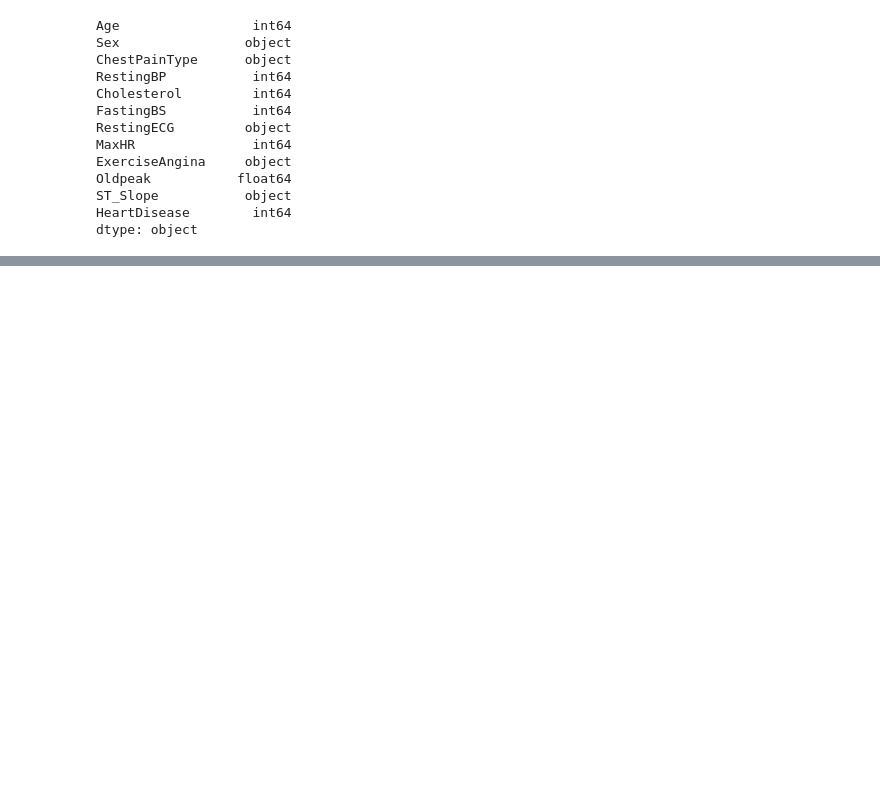
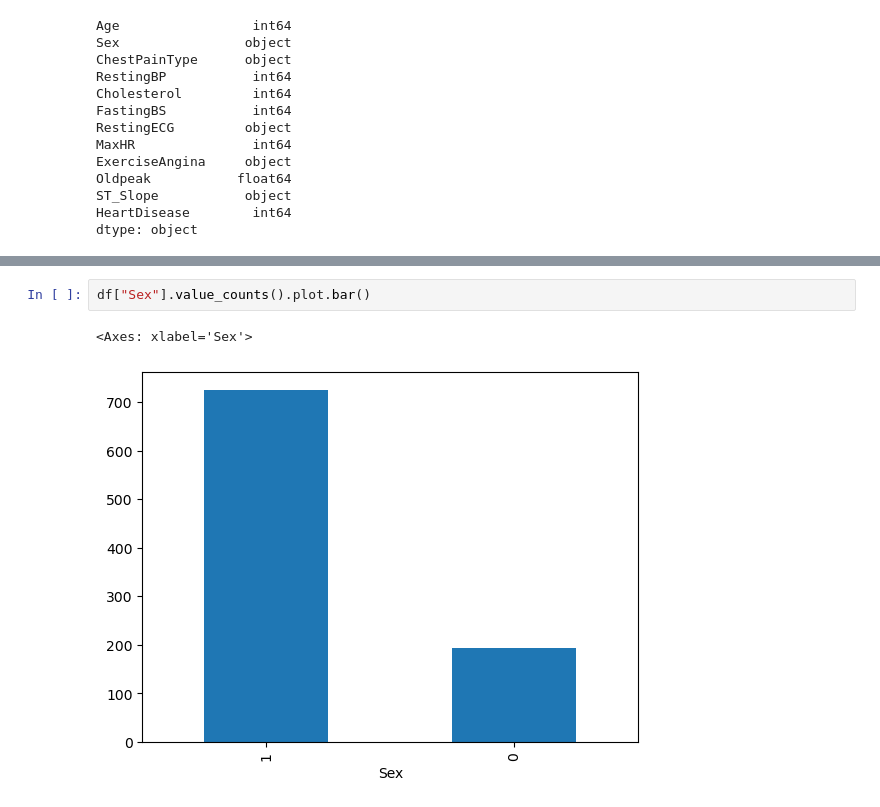
Before and after one commit to MaukanMir/Hear-Disease-Classification-Part-Two, a Jupyter notebook: training.ipynb, the cells around one changed output, grey strips where cells are left out. Drawn from its saved outputs; the diff is of its cells as text; blank space fills up the shorter version.

```diff
--- a/training.ipynb
+++ b/training.ipynb
@@ -195,0 +214,5 @@ df
+# %%
+df["Sex"].value_counts().plot.bar()
+# %% [output]
+<Axes: xlabel='Sex'>
+[figure, added]
```
Also changed, not shown: parts of 10 cells of this notebook.
